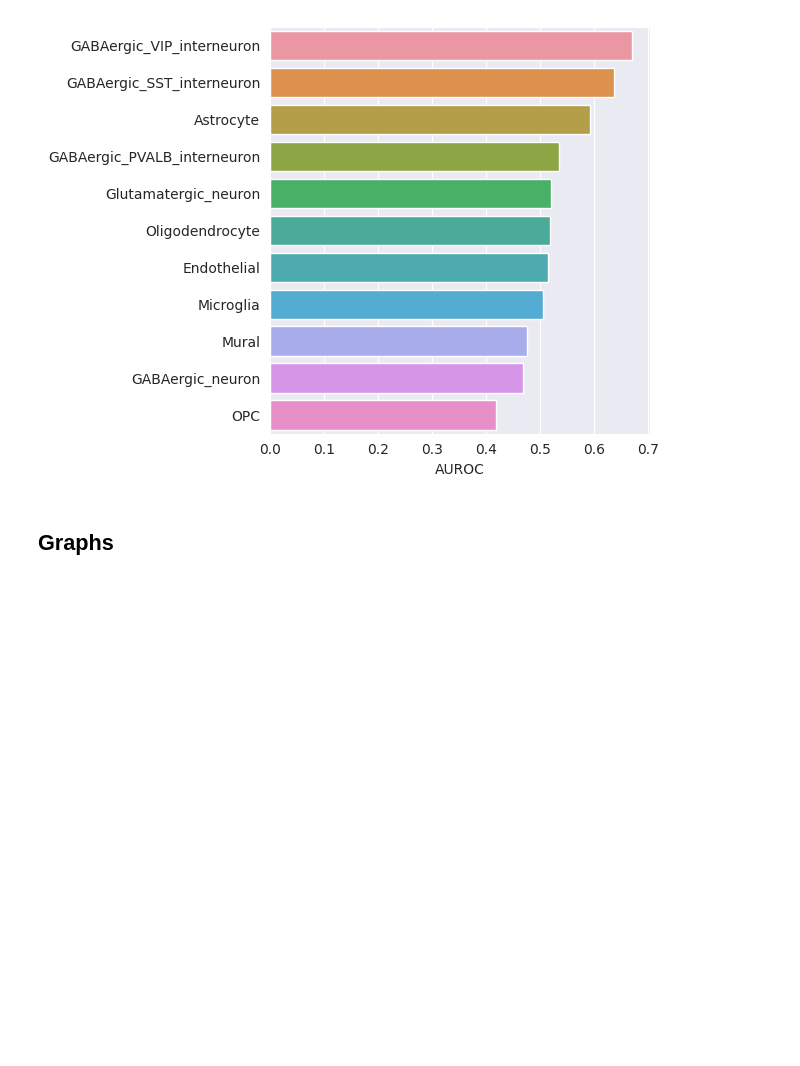
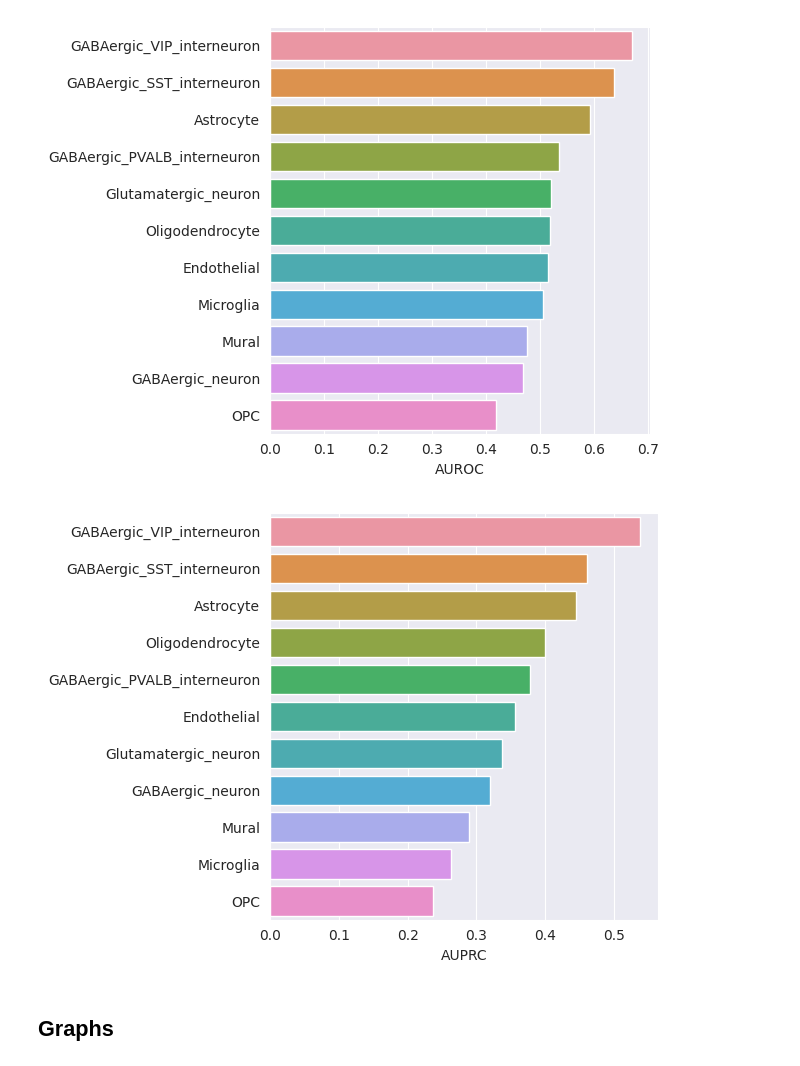
Before and after one commit to Oafish1/GNN-Plus, a Jupyter notebook: GNN.ipynb, the cells around one changed output. Saved outputs shown, nothing was run; the diff lists cells and outputs as text; code cells hidden in the pictures; blank space fills up the shorter version.

```diff
--- a/GNN.ipynb
+++ b/GNN.ipynb
@@ -46,9 +46,10 @@ def get_data(cell_type, subset=True, gene_list=None, seed=42):
             np.random.choice(ad_labels, min(len(ad_labels), 750), replace=False),
             np.random.choice(notad_labels, min(len(notad_labels), 750), replace=False),
             np.random.choice(unknown_labels, min(len(unknown_labels), 750), replace=False)])
-    mat = mat.iloc[subset_idx, subset_idx]
-    genes = genes[subset_idx]
-    labels = labels[subset_idx]
+    if gene_list is not None or subset:
+        mat = mat.iloc[subset_idx, subset_idx]
+        genes = genes[subset_idx]
+        labels = labels[subset_idx]
     ###
 
     # Sort labels
@@ -56,6 +57,9 @@ def get_data(cell_type, subset=True, gene_list=None, seed=42):
     notad_labels = np.argwhere(labels == 'notAD').flatten()
     unknown_labels = np.argwhere(labels == 'unknown').flatten()
     known_labels = np.array(list(set(range(len(genes))) - set(unknown_labels)))
+
+    # CLI out
+    print(f'AD: {len(ad_labels)}; notAD: {len(notad_labels)}; unknown: {len(unknown_labels)}')
 
     # Split into training and testing
     train_num = int(len(genes) * .8)
@@ -236,6 +240,16 @@ def get_auroc():
     fpr, tpr, thresholds = roc_curve(1.*(labels[eval_idx] == 'AD'), pred_val[eval_idx].detach())
 
     return auc(fpr, tpr)
+
+def get_auprc():
+    # Predictions
+    pred_val = ad_model(model())
+
+    # PRC
+    eval_idx = np.intersect1d(val_idx, known_labels)
+    prec, rec, thresholds = precision_recall_curve(1.*(labels[eval_idx] == 'AD'), pred_val[eval_idx].detach())
+
+    return auc(rec, prec)
 
 def plot_roc():
     # Predictions
@@ -252,7 +266,7 @@ def plot_roc():
 # Runtime
 # %%
 cell_types = np.array([f[:-9] for f in os.listdir('./data/training_matrices_DGL') if '.mat' in f])
-auroc_list = []
+auroc_list, auprc_list = [], []
 for i, cell_type in enumerate(cell_types):
     # Set up dir
     if not os.path.exists('results/'):
@@ -283,12 +297,17 @@ for i, cell_type in enumerate(cell_types):
         torch.save(ad_model, results_dir + 'ad_model.h5')
 
     # Save results
+    write_predictions(prefix=results_dir)
     auroc_list.append(get_auroc())
     print(f'{cell_type} AUROC: {auroc_list[-1]:.3f}')
-    write_predictions(prefix=results_dir)
     with open('results/auroc.txt', 'a') as f:
         f.write(f'{cell_type} AUROC: {auroc_list[-1]:.3f}\n')
+    auprc_list.append(get_auprc())
+    print(f'{cell_type} AUPRC: {auroc_list[-1]:.3f}')
+    with open('results/auprc.txt', 'a') as f:
+        f.write(f'{cell_type} AUPRC: {auprc_list[-1]:.3f}\n')
     print()
 auroc_list = np.array(auroc_list)
+auprc_list = np.array(auprc_list)
 # %% [output]
 Loading Astrocyte data...
@@ -321,6 +342,15 @@ plt.tight_layout()
 plt.savefig('results/auroc.png', dpi=300)
 # %% [output]
 [figure]
+# %%
+# Barplot
+sort_idx = np.argsort(auprc_list)[::-1]
+sns.barplot(x=auprc_list[sort_idx], y=cell_types[sort_idx])
+plt.xlabel('AUPRC')
+plt.tight_layout()
+plt.savefig('results/auprc.png', dpi=300)
+# %% [output]
+[figure, added]
 # %% [markdown]
 ## Graphs
 # %%
```
Also changed, not shown: parts of 18 cells of this notebook, 6 other files.
